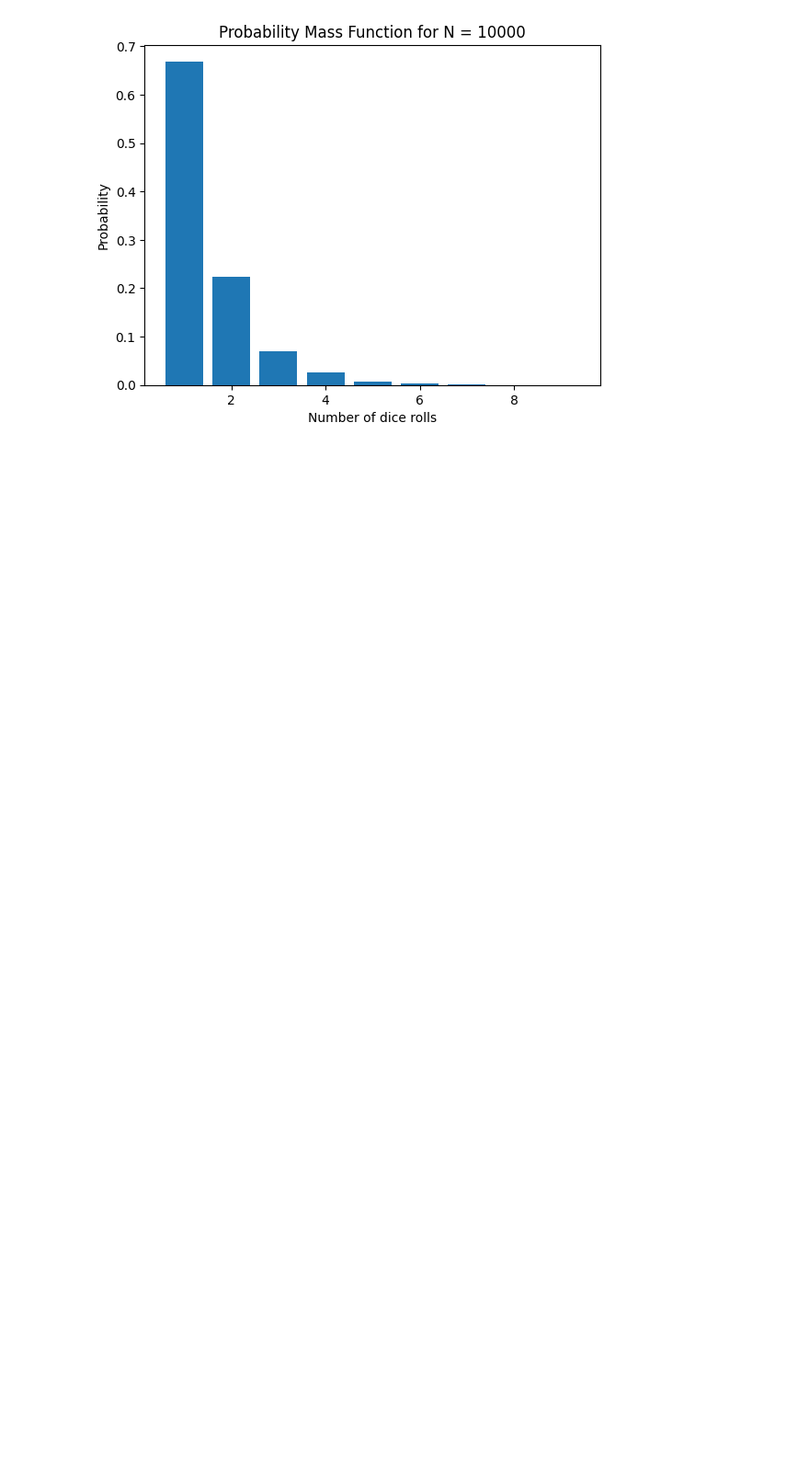
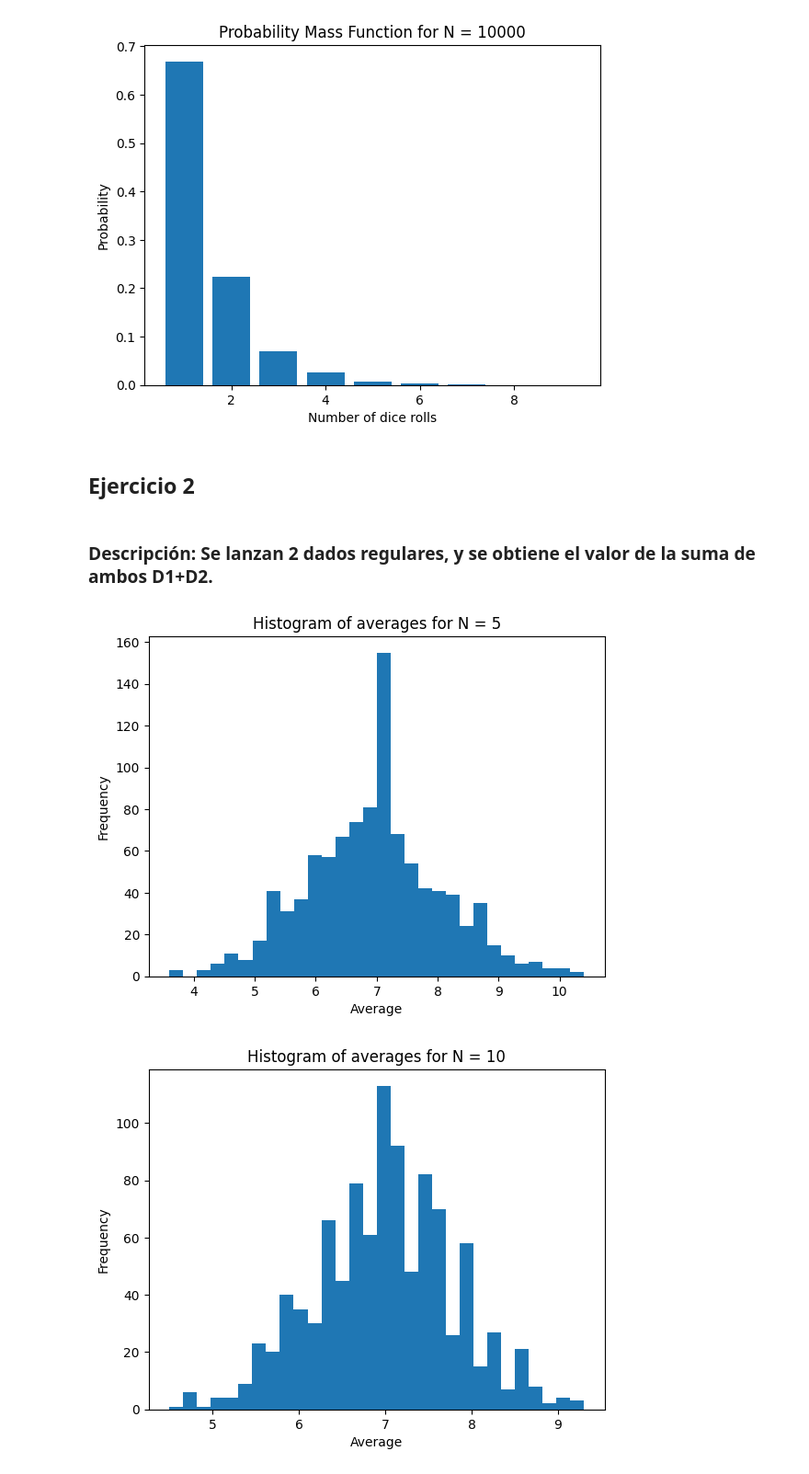
Before and after one commit to Montoya086/IA-Conditional-Probability, a Jupyter notebook: ConditionalProb.ipynb, the cells around one changed output. Shown: that part at 92% size. Drawn from its saved outputs; the diff is of its cells as text; code cells hidden in the pictures; blank space fills up the shorter version.

Commit message:
Ejercicio 2

```diff
--- a/ConditionalProb.ipynb
+++ b/ConditionalProb.ipynb
@@ -38,3 +38,39 @@ for N in [10, 100, 1000, 10000]:
 [figure]
 [figure]
 [figure]
+# %% [markdown]
+## Ejercicio 2
+# %% [markdown]
+### Descripción: Se lanzan 2 dados regulares, y se obtiene el valor de la suma de ambos D1+D2.
+# %%
+# Define a function to simulate the dice
+def dice_simulator():
+    sum = 0
+    for _ in range(2):
+        roll = random.randint(1, 6)
+        sum += roll
+    return sum
+
+# Define a function to simulate the dice experiment N times
+def simulate(N):
+    results = [dice_simulator() for _ in range(N)]
+
+    # Calculate the average
+    average = sum(results)/N
+    return average
+
+def plot_averages(N):
+    averages = [simulate(N) for _ in range(1000)]
+
+    # Plot
+    plt.hist(averages, bins=30)
+    plt.title(f"Histogram of averages for N = {N}")
+    plt.xlabel("Average")
+    plt.ylabel("Frequency")
+    plt.show()
+
+for N in [5, 10, 50, 100, 200]:
+    plot_averages(N)
+# %% [output]
+[figure, added]
+[figure, added]
```
Also changed, not shown: parts of 1 cell of this notebook.
